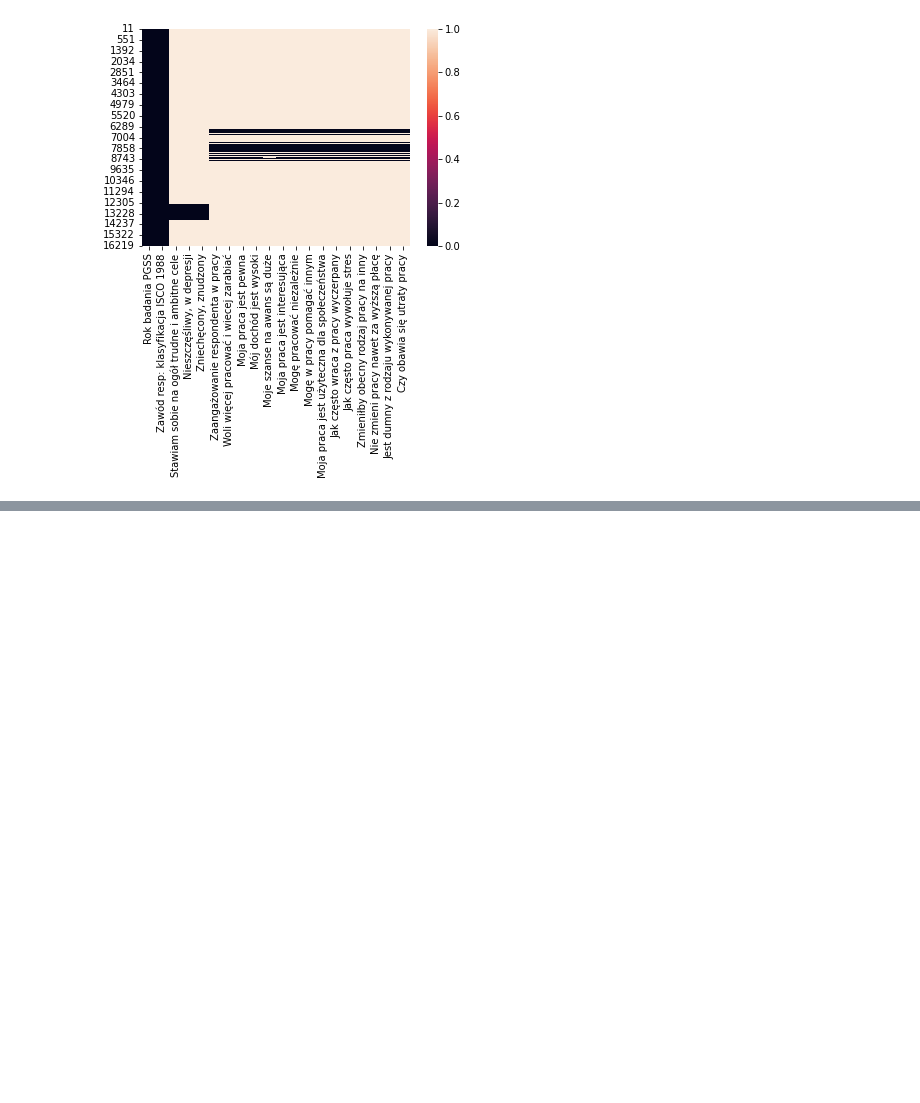
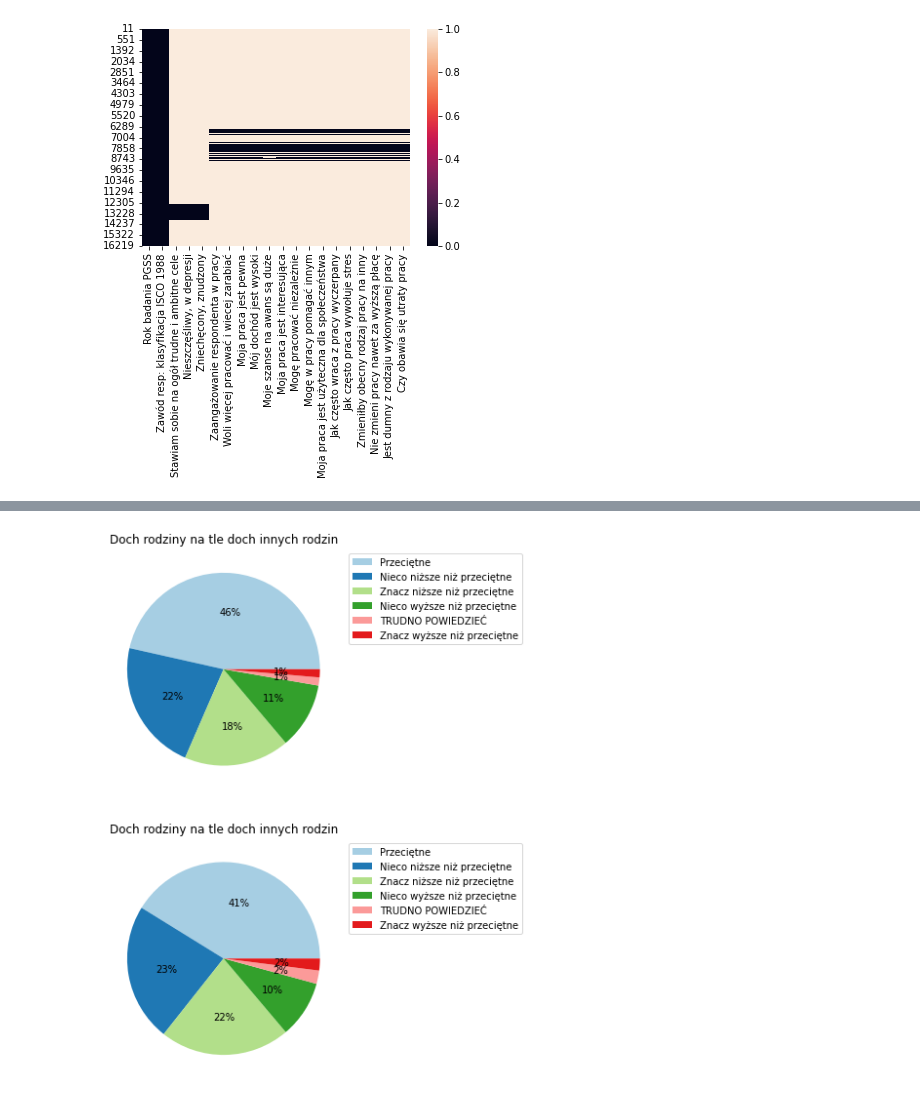
Before and after one commit to Qwebeck/medical-trends-exploration, a Jupyter notebook: notebooks/sondaze_spoleczne.ipynb, the cells around one changed output, grey strips where cells are left out. Saved outputs shown, nothing was run; the diff lists cells and outputs as text; code cells hidden in the pictures; blank space fills up the shorter version.

```diff
--- a/notebooks/sondaze_spoleczne.ipynb
+++ b/notebooks/sondaze_spoleczne.ipynb
@@ -332,0 +393,10 @@ Cechy do uwzględnienia:
+# %%
+# sns.histplot(module_df, x=year_column, hue='Doch rodziny na tle doch innych rodzin')
+# To test dochód -> lekarz
+
+fig, axs = plt.subplots(2,1, figsize=(10, 10))
+
+draw_profession_pie_chart(module_df, 'Doch rodziny na tle doch innych rodzin', -1, axs[0])
+draw_profession_pie_chart(df, 'Doch rodziny na tle doch innych rodzin', -1, axs[1])
+# %% [output]
+[figure, added]
```
Also changed, not shown: parts of 26 cells of this notebook, 2 other files.
